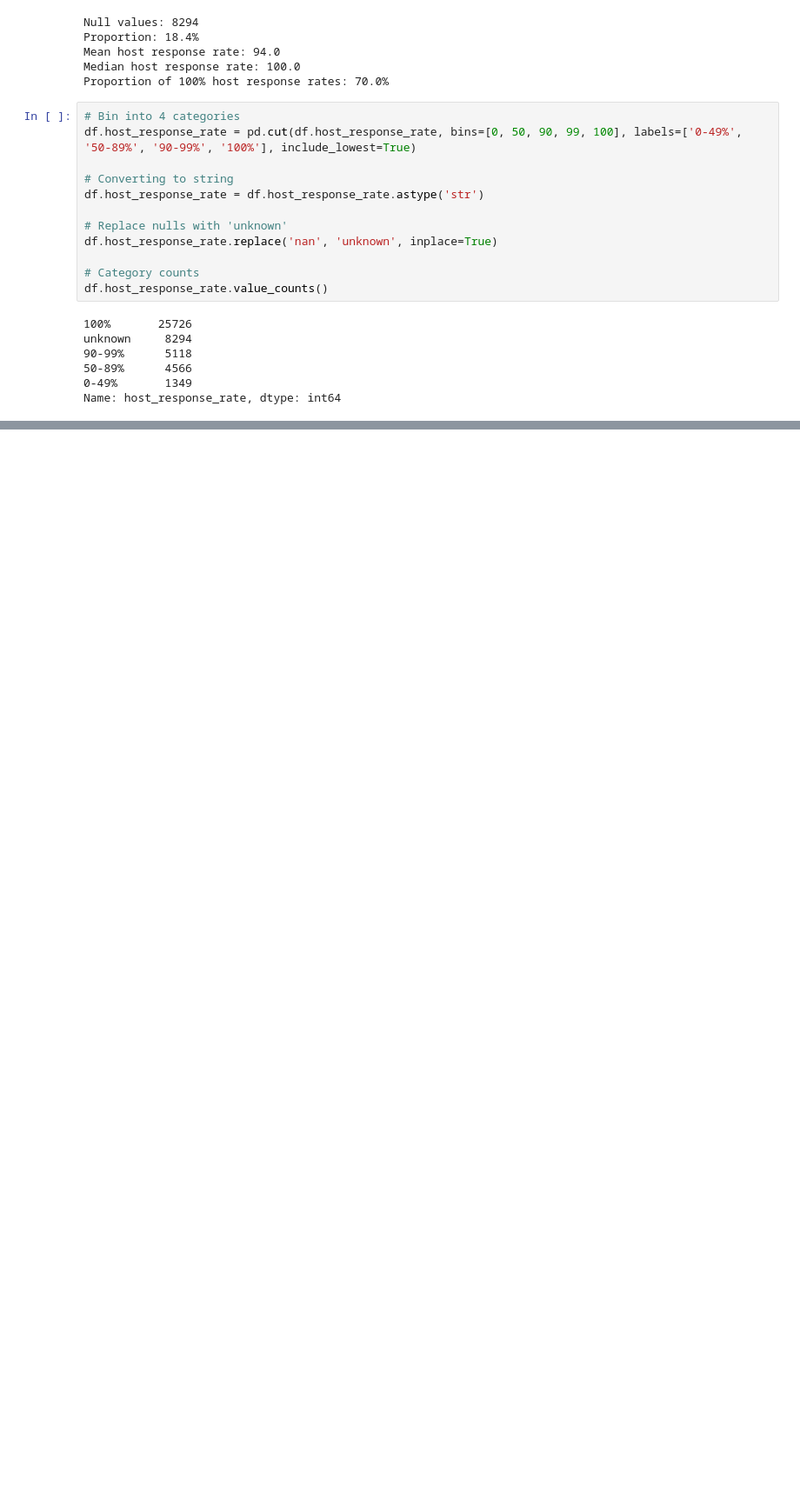
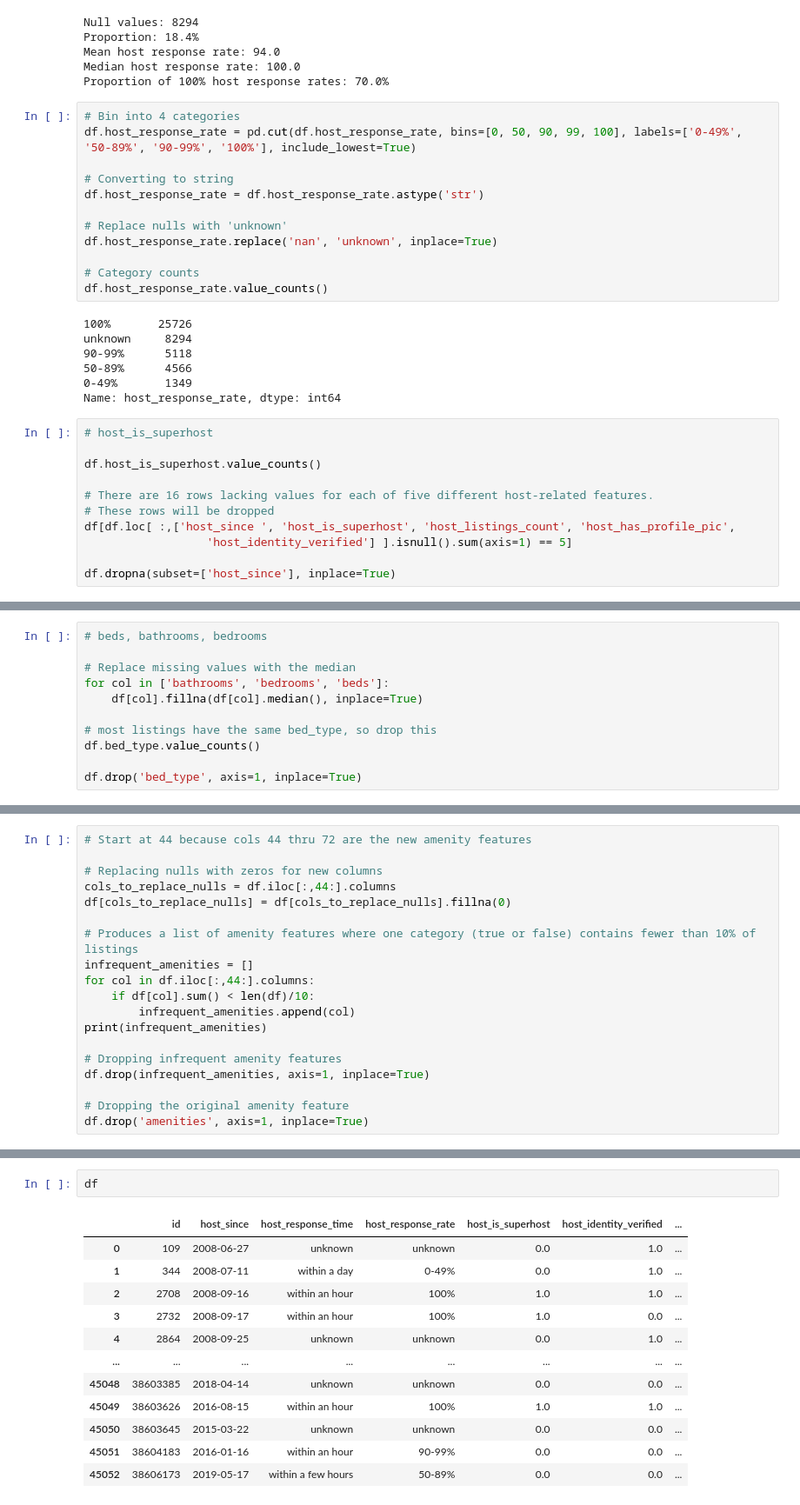
Before and after one commit to kianamills26/super-duper, a Jupyter notebook: FINAL_PROJ.ipynb, the cells around one changed output, grey strips where cells are left out. Shown at 87% size. Drawn from its saved outputs; the diff is of its cells as text; blank space fills up the shorter version.

```diff
--- a/FINAL_PROJ.ipynb
+++ b/FINAL_PROJ.ipynb
@@ -169,3 +169,14 @@ unknown     8294
 50-89%      4566
 0-49%       1349
 Name: host_response_rate, dtype: int64
+# %%
+# host_is_superhost
+
+df.host_is_superhost.value_counts()
+
+# There are 16 rows lacking values for each of five different host-related features.
+# These rows will be dropped
+df[df.loc[ :,['host_since ', 'host_is_superhost', 'host_listings_count', 'host_has_profile_pic',
+                  'host_identity_verified'] ].isnull().sum(axis=1) == 5]
+
+df.dropna(subset=['host_since'], inplace=True)
@@ -171,0 +208,11 @@ Name: host_response_rate, dtype: int64
+# %%
+# beds, bathrooms, bedrooms
+
+# Replace missing values with the median
+for col in ['bathrooms', 'bedrooms', 'beds']:
+    df[col].fillna(df[col].median(), inplace=True)
+
+# most listings have the same bed_type, so drop this
+df.bed_type.value_counts()
+
+df.drop('bed_type', axis=1, inplace=True)
@@ -171,0 +284,19 @@ Name: host_response_rate, dtype: int64
+# %%
+# Start at 44 because cols 44 thru 72 are the new amenity features
+
+# Replacing nulls with zeros for new columns
+cols_to_replace_nulls = df.iloc[:,44:].columns
+df[cols_to_replace_nulls] = df[cols_to_replace_nulls].fillna(0)
+
+# Produces a list of amenity features where one category (true or false) contains fewer than 10% of listings
+infrequent_amenities = []
+for col in df.iloc[:,44:].columns:
+    if df[col].sum() < len(df)/10:
+        infrequent_amenities.append(col)
+print(infrequent_amenities)
+
+# Dropping infrequent amenity features
+df.drop(infrequent_amenities, axis=1, inplace=True)
+
+# Dropping the original amenity feature
+df.drop('amenities', axis=1, inplace=True)
@@ -171,0 +306,15 @@ Name: host_response_rate, dtype: int64
+# %%
+df
+# %% [output]
+|  | id | host_since | host_response_time | host_response_rate | host_is_superhost | host_identity_verified | ... |
+| 0 | 109 | 2008-06-27 | unknown | unknown | 0.0 | 1.0 | ... |
+| 1 | 344 | 2008-07-11 | within a day | 0-49% | 0.0 | 1.0 | ... |
+| 2 | 2708 | 2008-09-16 | within an hour | 100% | 1.0 | 1.0 | ... |
+| 3 | 2732 | 2008-09-17 | within an hour | 100% | 1.0 | 0.0 | ... |
+| 4 | 2864 | 2008-09-25 | unknown | unknown | 0.0 | 1.0 | ... |
+| ... | ... | ... | ... | ... | ... | ... | ... |
+| 45048 | 38603385 | 2018-04-14 | unknown | unknown | 0.0 | 0.0 | ... |
+| 45049 | 38603626 | 2016-08-15 | within an hour | 100% | 1.0 | 1.0 | ... |
+| 45050 | 38603645 | 2015-03-22 | unknown | unknown | 0.0 | 0.0 | ... |
+| 45051 | 38604183 | 2016-01-16 | within an hour | 90-99% | 0.0 | 0.0 | ... |
+| 45052 | 38606173 | 2019-05-17 | within a few hours | 50-89% | 0.0 | 0.0 | ... |
```
Also changed, not shown: parts of 5 cells of this notebook.
